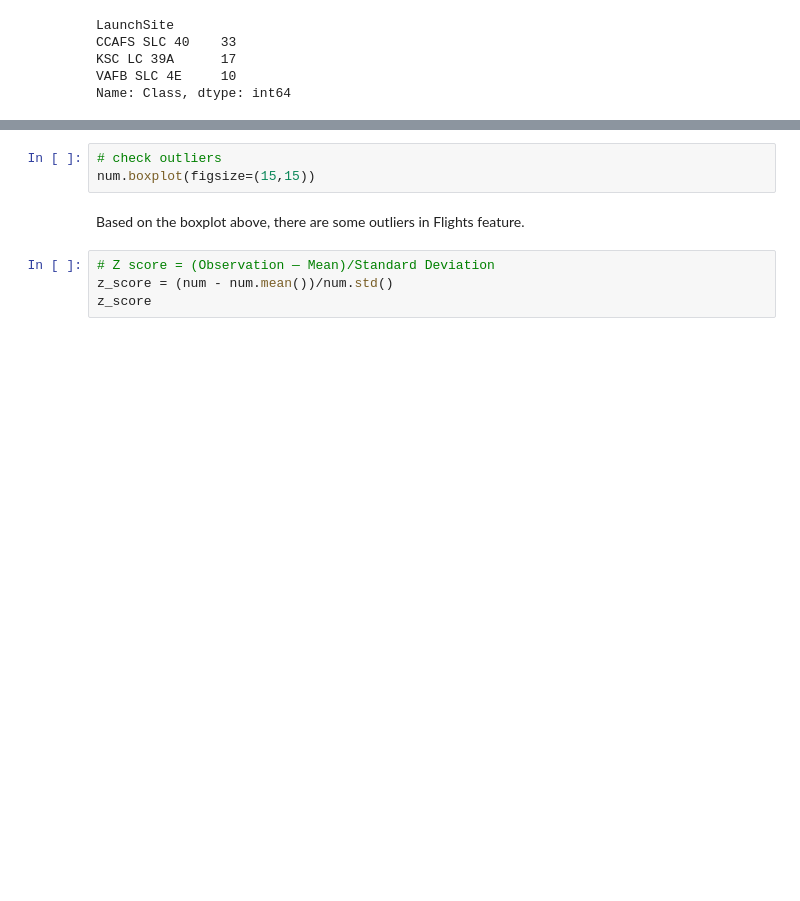
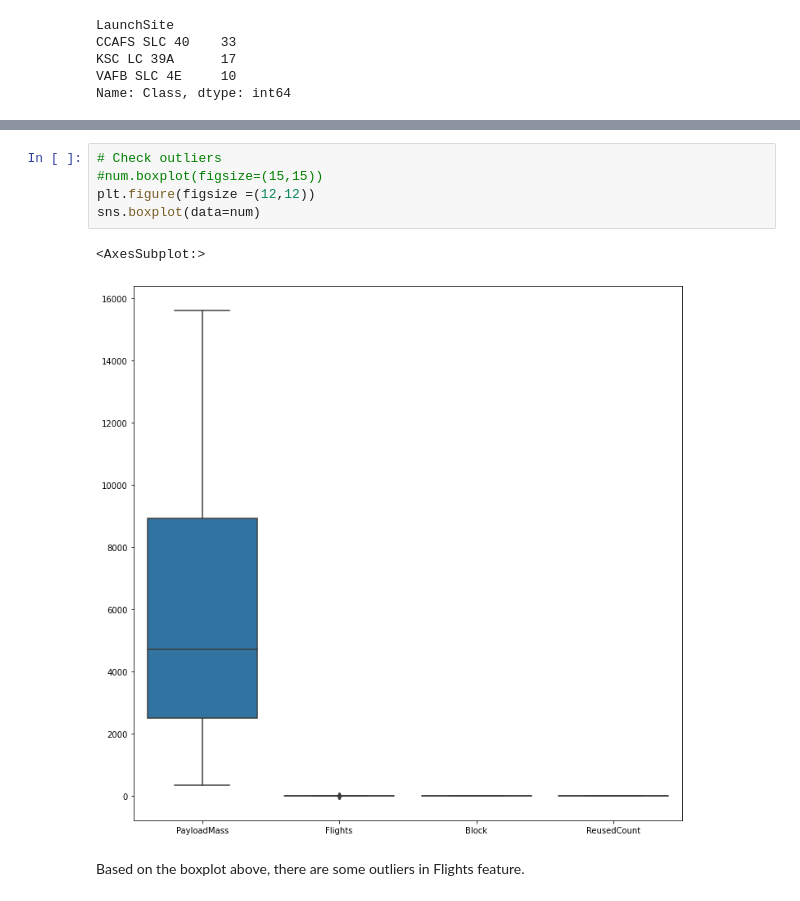
Before and after one commit to chiakl/spacex, a Jupyter notebook: spacex.ipynb, the cells around one changed output, grey strips where cells are left out. Saved outputs shown, nothing was run; the diff lists cells and outputs as text; blank space fills up the shorter version.

Commit message:
Done data preprocessing, left modeling.

```diff
--- a/spacex.ipynb
+++ b/spacex.ipynb
@@ -430,9 +495,10 @@ num.isnull().sum()
 # %%
-# check outliers
-num.boxplot(figsize=(15,15))
+# Check outliers
+#num.boxplot(figsize=(15,15))
+plt.figure(figsize =(12,12))
+sns.boxplot(data=num)
+# %% [output]
+<AxesSubplot:>
+[figure, added]
 # %% [markdown]
 Based on the boxplot above, there are some outliers in Flights feature.
-# %%
-# Z score = (Observation — Mean)/Standard Deviation
-z_score = (num - num.mean())/num.std()
-z_score
```
Also changed, not shown: parts of 95 cells of this notebook.
